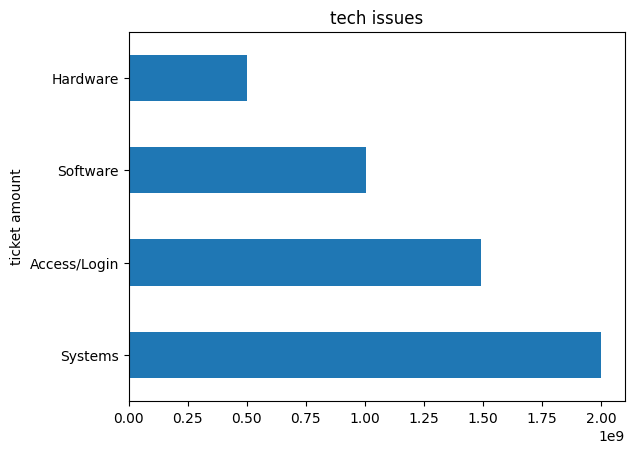
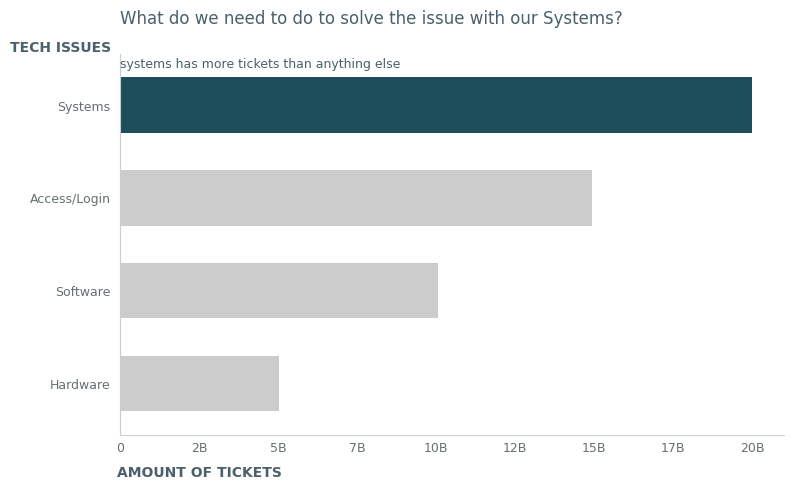
Unified diff of the notebook cell whose output changed from the first chart to the second:
--- before
+++ after
@@ -1,12 +1,46 @@
+colors = [GRAY_1] * len(df_quantity_filedagainst)
+colors[0] = BLUE_1
+
 ax = df_quantity_filedagainst.plot(
     kind= "barh",
     y="ticket",
-    title="tech issues",
-    ylabel="ticket amount"
+    figsize=(8, 5),
+    width=0.6,
+    color=colors
 )
 
+#remove clutter
 ax.legend().remove()
+ax.invert_yaxis()
+ax.spines[["top", "right"]].set_visible(False)
 
-#fig = ax.get_figure()
-#fig.tight_layout()
-#fig.savefig("filedagainst_bargraph_2ndedition.png")
+#better contrast
+ax.spines[["left", "bottom"]].set_color(GRAY_1)
+ax.tick_params(axis="both", labelsize=9, colors=GRAY_2, length=0, pad=5)
+ax.tick_params(axis="y", pad=7)
+
+#descriptive labels and title
+ax.set_xlabel("AMOUNT OF TICKETS", color=GRAY_3, fontweight="bold")
+ax.set_ylabel("TECH ISSUES", rotation=0, color=GRAY_3, fontweight="bold")
+
+ax.set_title("What do we need to do to solve the issue with our Systems?",
+             pad=22,
+             color=GRAY_3,
+             loc="left"
+             )
+
+#annotations and fixed label postitions
+ax.xaxis.set_label_coords(0.12, -0.08)
+ax.yaxis.set_label_coords(-0.09, 1)
+
+ax.annotate(
+    xy=(1,-0.4),
+    text=("systems has more tickets than anything else"),
+    fontsize=9,
+    color=GRAY_3
+)
+ax = billions_formatter(ax)
+
+fig = ax.get_figure()
+fig.tight_layout()
+fig.savefig("filedagainst_bargraph_3rdedition.png", dpi=250)

Commit: had to import some stuff from elsewhere, storytelling bar graph done